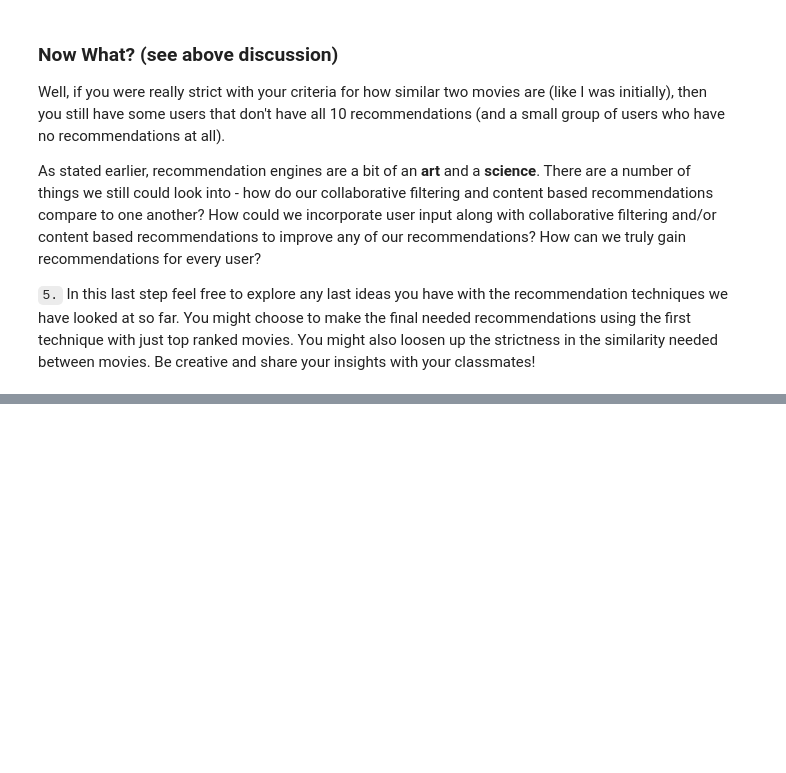
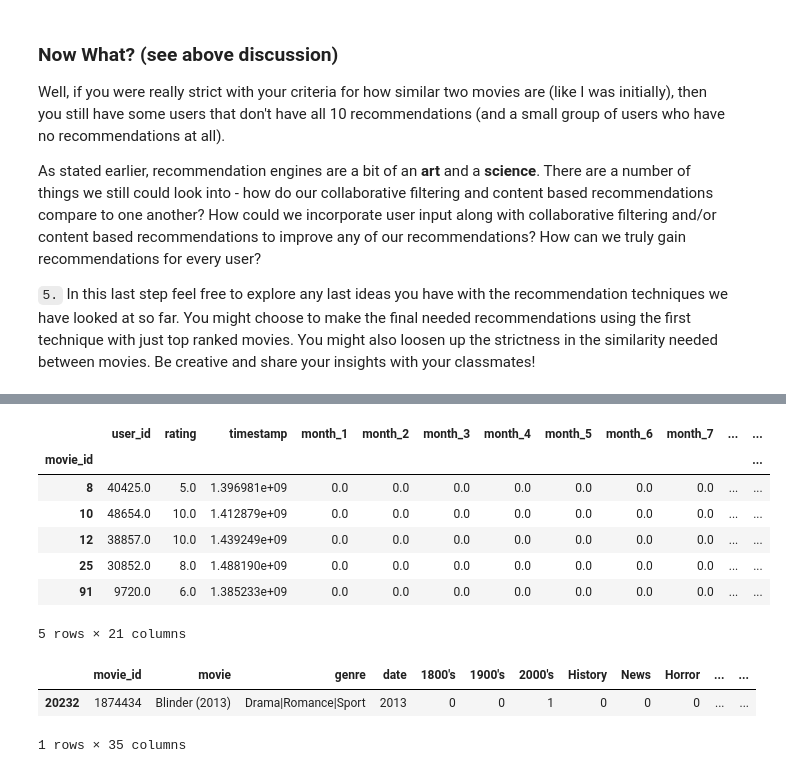
Before and after one commit to ania4data/DSND2, a Jupyter notebook: Experimental_Design_Recommendations/Recommendation_engine/Content Based Recommendations.ipynb, the cells around one changed output, grey strips where cells are left out. Saved outputs shown, nothing was run; the diff lists cells and outputs as text; code cells hidden in the pictures; blank space fills up the shorter version.

```diff
--- a/Experimental_Design_Recommendations/Recommendation_engine/Content Based Recommendations.ipynb
+++ b/Experimental_Design_Recommendations/Recommendation_engine/Content Based Recommendations.ipynb
@@ -661,0 +803,17 @@ As stated earlier, recommendation engines are a bit of an **art** and a **scienc
+# %%
+reviews.groupby(by=['movie_id']).mean().head()
+# %% [output]
+|  | user_id | rating | timestamp | month_1 | month_2 | month_3 | month_4 | month_5 | month_6 | month_7 | ... | ... |
+| movie_id |  |  |  |  |  |  |  |  |  |  |  | ... |
+| 8 | 40425.0 | 5.0 | 1.396981e+09 | 0.0 | 0.0 | 0.0 | 0.0 | 0.0 | 0.0 | 0.0 | ... | ... |
+| 10 | 48654.0 | 10.0 | 1.412879e+09 | 0.0 | 0.0 | 0.0 | 0.0 | 0.0 | 0.0 | 0.0 | ... | ... |
+| 12 | 38857.0 | 10.0 | 1.439249e+09 | 0.0 | 0.0 | 0.0 | 0.0 | 0.0 | 0.0 | 0.0 | ... | ... |
+| 25 | 30852.0 | 8.0 | 1.488190e+09 | 0.0 | 0.0 | 0.0 | 0.0 | 0.0 | 0.0 | 0.0 | ... | ... |
+| 91 | 9720.0 | 6.0 | 1.385233e+09 | 0.0 | 0.0 | 0.0 | 0.0 | 0.0 | 0.0 | 0.0 | ... | ... |
+5 rows × 21 columns
+# %%
+movies[movies.movie=='Blinder (2013)']
+# %% [output]
+|  | movie_id | movie | genre | date | 1800's | 1900's | 2000's | History | News | Horror | ... | ... |
+| 20232 | 1874434 | Blinder (2013) | Drama|Romance|Sport | 2013 | 0 | 0 | 1 | 0 | 0 | 0 | ... | ... |
+1 rows × 35 columns
```
Also changed, not shown: parts of 12 cells of this notebook.
